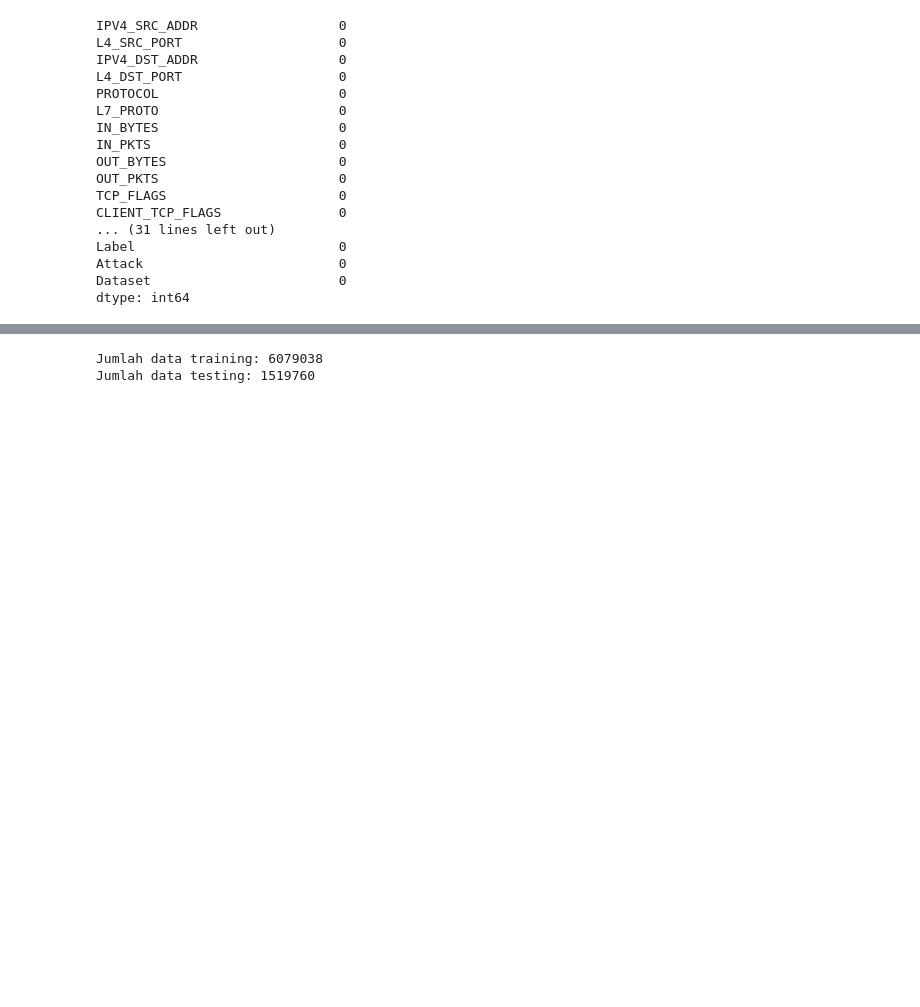
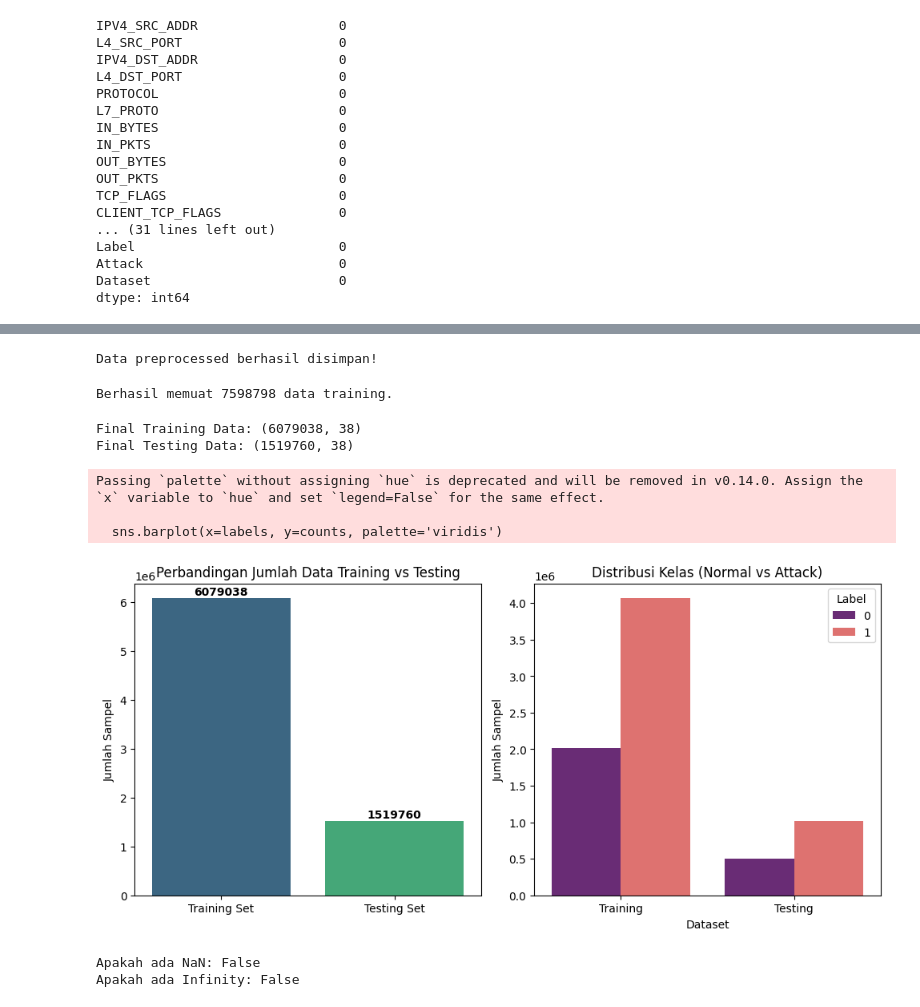
Before and after one commit to n0thing19/NIDS, a Jupyter notebook: notebooks/prototype.ipynb, the cells around one changed output, grey strips where cells are left out. Saved outputs shown, nothing was run; the diff lists cells and outputs as text; code cells hidden in the pictures; blank space fills up the shorter version.

```diff
--- a/notebooks/prototype.ipynb
+++ b/notebooks/prototype.ipynb
@@ -82,10 +103,80 @@ X_scaled = scaler.fit_transform(X)
+# %%
+import numpy as np
+
+np.save('../data/X_train_scaled_10.npy', X_scaled)
+np.save('../data/y_label_10.npy', y.values)
+
+print("Data preprocessed berhasil disimpan!")
+# %% [output]
+Data preprocessed berhasil disimpan!
+# %%
+import numpy as np
+
+X_train = np.load('../data/X_train_scaled_10.npy')
+y_train = np.load('../data/y_label_10.npy')
+
+print(f"Berhasil memuat {X_train.shape[0]} data training.")
+# %% [output]
+Berhasil memuat 7598798 data training.
 # %%
 from sklearn.model_selection import train_test_split
 
-X_train, X_test, y_train, y_test = train_test_split(X_scaled, y, test_size=0.2, random_state=42, stratify=y)
+X_train, X_test, y_train, y_test = train_test_split(
+    X_train, y_train,
+    test_size=0.2,
+    random_state=42,
+    stratify=y_train
+)
 
-print(f"Jumlah data training: {X_train.shape[0]}")
-print(f"Jumlah data testing: {X_test.shape[0]}")
+print(f"Final Training Data: {X_train.shape}")
+print(f"Final Testing Data: {X_test.shape}")
 # %% [output]
-Jumlah data training: 6079038
-Jumlah data testing: 1519760
+Final Training Data: (6079038, 38)
+Final Testing Data: (1519760, 38)
+# %%
+import matplotlib.pyplot as plt
+import seaborn as sns
+import pandas as pd
+
+labels = ['Training Set', 'Testing Set']
+counts = [len(X_train), len(X_test)]
+
+plt.figure(figsize=(10, 5))
+
+plt.subplot(1, 2, 1)
+sns.barplot(x=labels, y=counts, palette='viridis')
+plt.title('Perbandingan Jumlah Data Training vs Testing')
+plt.ylabel('Jumlah Sampel')
+for i, v in enumerate(counts):
+    plt.text(i, v + (max(counts)*0.01), str(v), ha='center', fontweight='bold')
+
+plt.subplot(1, 2, 2)
+train_dist = pd.DataFrame({'Label': y_train, 'Dataset': 'Training'})
+test_dist = pd.DataFrame({'Label': y_test, 'Dataset': 'Testing'})
+dist_df = pd.concat([train_dist, test_dist])
+
+sns.countplot(data=dist_df, x='Dataset', hue='Label', palette='magma')
+plt.title('Distribusi Kelas (Normal vs Attack)')
+plt.ylabel('Jumlah Sampel')
+
+plt.tight_layout()
+plt.show()
+# %% [output]
+Passing `palette` without assigning `hue` is deprecated and will be removed in v0.14.0. Assign the `x` variable to `hue` and set `legend=False` for the same effect.
+
+  sns.barplot(x=labels, y=counts, palette='viridis')
+[figure, added]
+# %%
+import numpy as np
+
+# Cek apakah ada NaN atau Infinity di data training
+print("Apakah ada NaN:", np.isnan(X_train).any())
+print("Apakah ada Infinity:", np.isinf(X_train).any())
+
+# Jika Anda ingin tahu kolom mana yang bermasalah:
+if np.isinf(X_train).any() or np.isnan(X_train).any():
+    problem_cols = np.where(np.isinf(X_train).any(axis=0) | np.isnan(X_train).any(axis=0))[0]
+    print(f"Kolom index yang bermasalah: {problem_cols}")
+# %% [output]
+Apakah ada NaN: False
+Apakah ada Infinity: False
```
Also changed, not shown: parts of 12 cells of this notebook, 1 other file.
